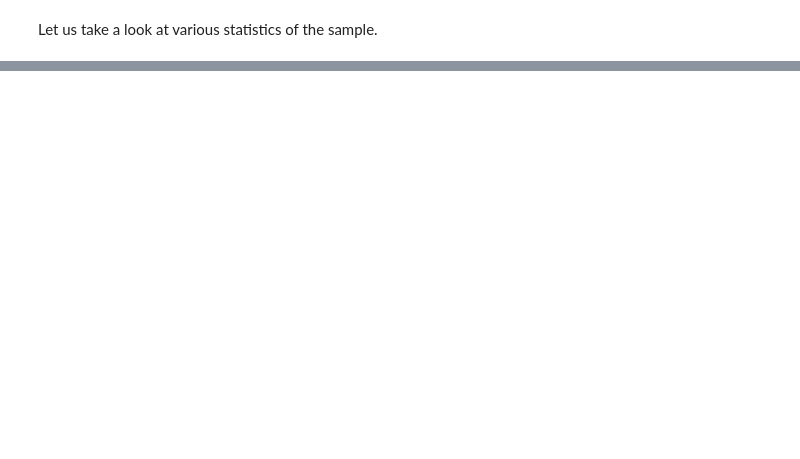
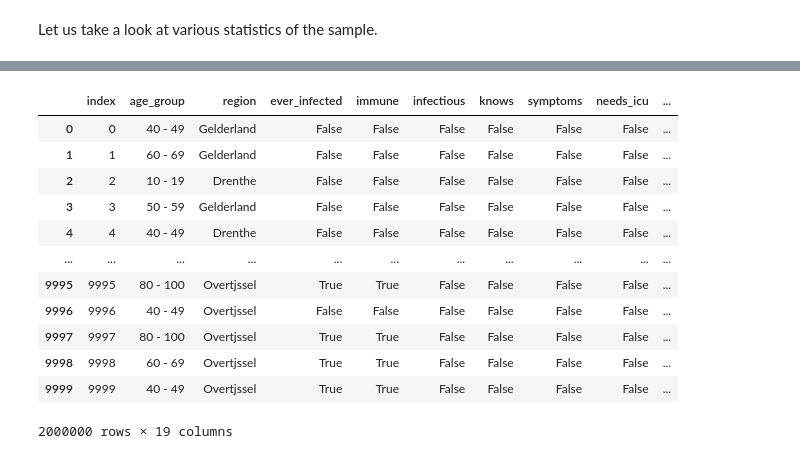
Before and after one commit to covid-19-impact-lab/sid, a Jupyter notebook: docs/source/tutorials/simulation.ipynb, the cells around one changed output, grey strips where cells are left out. Saved outputs shown, nothing was run; the diff lists cells and outputs as text; code cells hidden in the pictures; blank space fills up the shorter version.

```diff
--- a/docs/source/tutorials/simulation.ipynb
+++ b/docs/source/tutorials/simulation.ipynb
@@ -150,0 +165,18 @@ fig.tight_layout()
+# %%
+visualize_simulation_results(df, "./figures", ["close", "distant"], ["age_group", "region"], 7)
+# %%
+df
+# %% [output]
+|  | index | age_group | region | ever_infected | immune | infectious | knows | symptoms | needs_icu | ... |
+| 0 | 0 | 40 - 49 | Gelderland | False | False | False | False | False | False | ... |
+| 1 | 1 | 60 - 69 | Gelderland | False | False | False | False | False | False | ... |
+| 2 | 2 | 10 - 19 | Drenthe | False | False | False | False | False | False | ... |
+| 3 | 3 | 50 - 59 | Gelderland | False | False | False | False | False | False | ... |
+| 4 | 4 | 40 - 49 | Drenthe | False | False | False | False | False | False | ... |
+| ... | ... | ... | ... | ... | ... | ... | ... | ... | ... | ... |
+| 9995 | 9995 | 80 - 100 | Overtjssel | True | True | False | False | False | False | ... |
+| 9996 | 9996 | 40 - 49 | Overtjssel | False | False | False | False | False | False | ... |
+| 9997 | 9997 | 80 - 100 | Overtjssel | True | True | False | False | False | False | ... |
+| 9998 | 9998 | 60 - 69 | Overtjssel | True | True | False | False | False | False | ... |
+| 9999 | 9999 | 40 - 49 | Overtjssel | True | True | False | False | False | False | ... |
+2000000 rows × 19 columns
```
Also changed, not shown: parts of 11 cells of this notebook, 10 other files.
